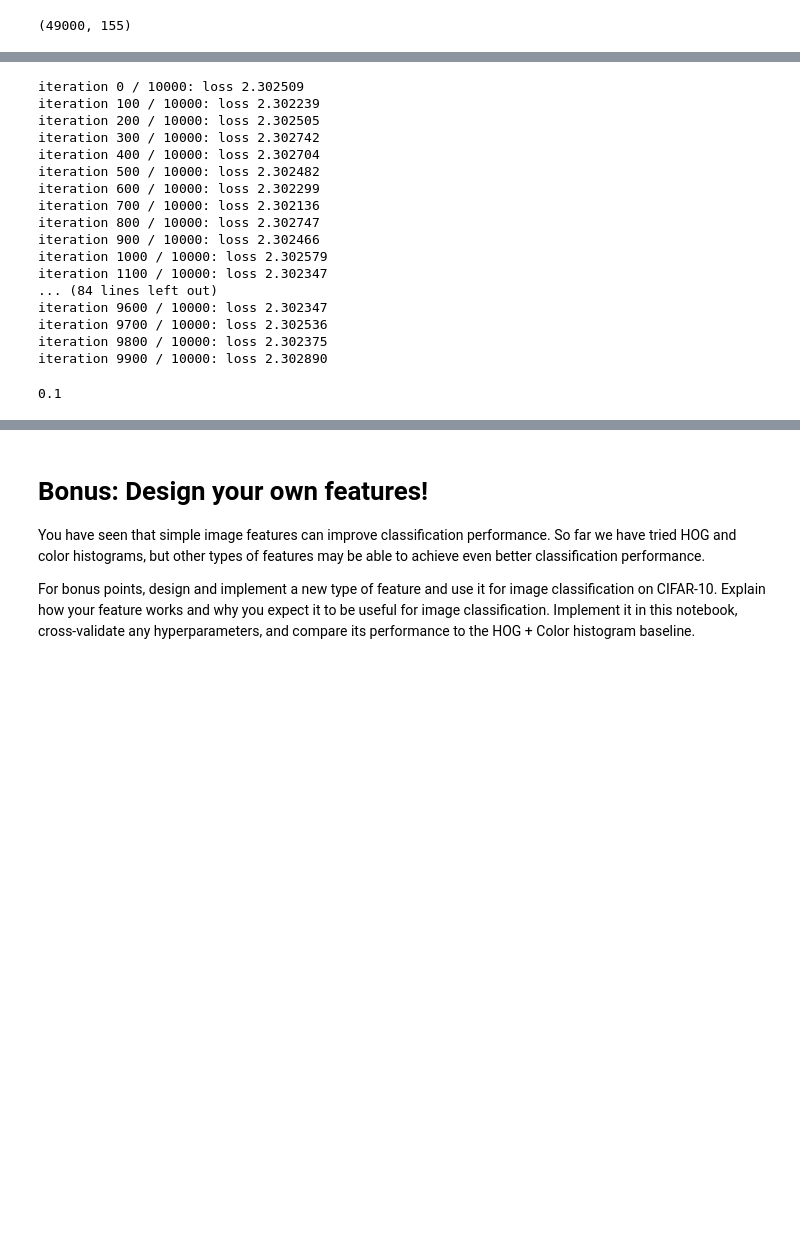
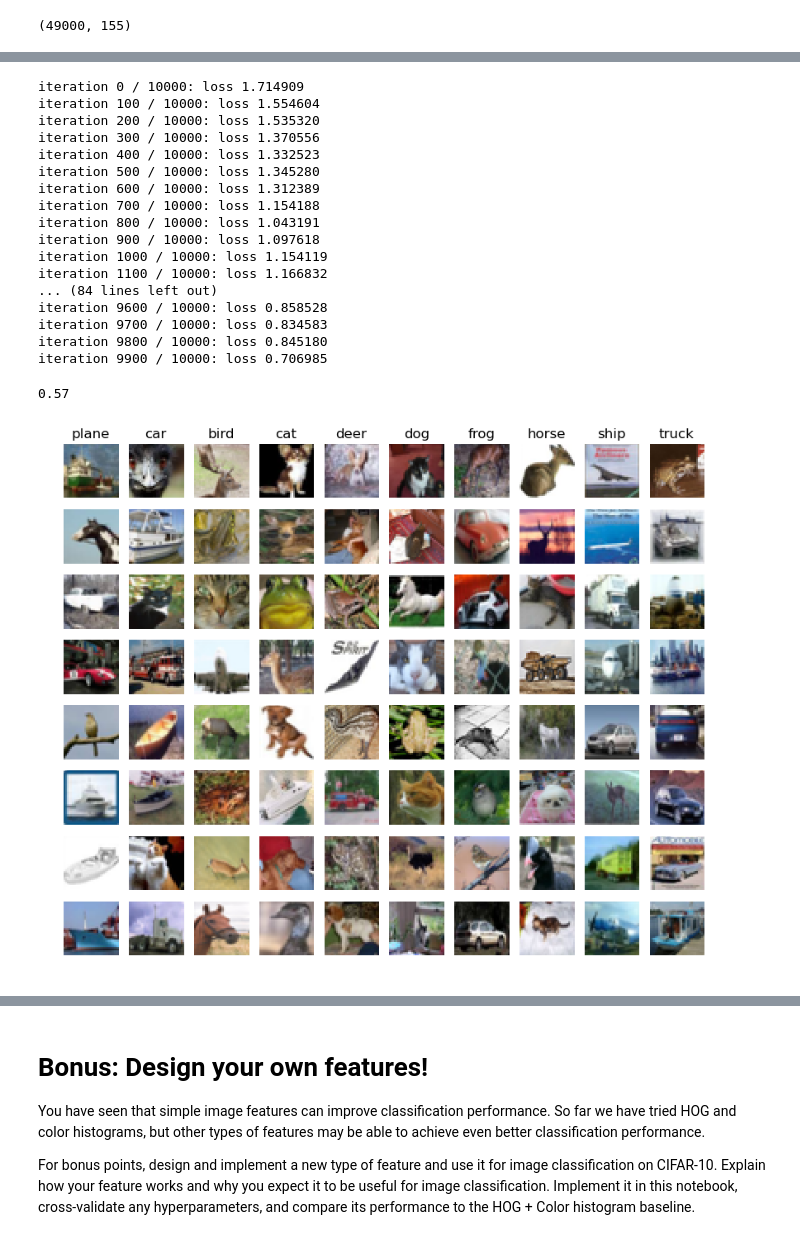
Before and after one commit to mibrahimali/cs231, a Jupyter notebook: assignment1/features.ipynb, the cells around one changed output, grey strips where cells are left out. Drawn from its saved outputs; the diff is of its cells as text; code cells hidden in the pictures; blank space fills up the shorter version.

```diff
--- a/assignment1/features.ipynb
+++ b/assignment1/features.ipynb
@@ -169,5 +169,5 @@ best validation accuracy achieved during cross-validation: 0.364000
 # %%
-best_softmax.train(X_train_feats,y_train,learning_rate=1e-7,reg=1e6,num_iters=10000,verbose=True)
+best_softmax.train(X_train_feats,y_train,learning_rate=1e-6,reg=1e5,num_iters=10000,verbose=True)
 
 
 # Evaluate your trained SVM on the test set
@@ -243,8 +243,8 @@ best_net = None
 
 results = {}
 best_val = -1
-learning_rates = [0.01]
-regularization_strengths = [0.5]
+learning_rates = np.logspace(-10,0,5)
+regularization_strengths = np.logspace(-3,5,5)
 for L in learning_rates:
     for R in regularization_strengths:
         print "network has learning rate %e and Reg strength %e" % (L,R)
@@ -280,31 +285,57 @@ for net_params , result in results.iteritems():
 # Train the network
 stats = best_net.train(X_train_feats, y_train, X_val_feats, y_val,
             num_iters=10000, batch_size=200,
-            learning_rate=1e-3, learning_rate_decay=0.95,
-            reg=0.5, verbose=True)
+            learning_rate=1, learning_rate_decay=0.95,
+            reg=1e-3, verbose=True)
 # %% [output]
-iteration 0 / 10000: loss 2.302509
-iteration 100 / 10000: loss 2.302239
-iteration 200 / 10000: loss 2.302505
-iteration 300 / 10000: loss 2.302742
-iteration 400 / 10000: loss 2.302704
-iteration 500 / 10000: loss 2.302482
-iteration 600 / 10000: loss 2.302299
-iteration 700 / 10000: loss 2.302136
-iteration 800 / 10000: loss 2.302747
-iteration 900 / 10000: loss 2.302466
-iteration 1000 / 10000: loss 2.302579
-iteration 1100 / 10000: loss 2.302347
+iteration 0 / 10000: loss 1.714909
+iteration 100 / 10000: loss 1.554604
+iteration 200 / 10000: loss 1.535320
+iteration 300 / 10000: loss 1.370556
+iteration 400 / 10000: loss 1.332523
+iteration 500 / 10000: loss 1.345280
+iteration 600 / 10000: loss 1.312389
+iteration 700 / 10000: loss 1.154188
+iteration 800 / 10000: loss 1.043191
+iteration 900 / 10000: loss 1.097618
+iteration 1000 / 10000: loss 1.154119
+iteration 1100 / 10000: loss 1.166832
 ... (84 lines left out)
-iteration 9600 / 10000: loss 2.302347
-iteration 9700 / 10000: loss 2.302536
-iteration 9800 / 10000: loss 2.302375
-iteration 9900 / 10000: loss 2.302890
+iteration 9600 / 10000: loss 0.858528
+iteration 9700 / 10000: loss 0.834583
+iteration 9800 / 10000: loss 0.845180
+iteration 9900 / 10000: loss 0.706985
 # %%
 # Run your neural net classifier on the test set. You should be able to
 # get more than 55% accuracy.
-
-test_acc = (net.predict(X_test_feats) == y_test).mean()
+y_test_pred = best_net.predict(X_test_feats)
+test_acc = (y_test_pred == y_test).mean()
 print test_acc
 # %% [output]
-0.1
+0.57
+# %%
+# An important way to gain intuition about how an algorithm works is to
+# visualize the mistakes that it makes. In this visualization, we show examples
+# of images that are misclassified by our current system. The first column
+# shows images that our system labeled as "plane" but whose true label is
+# something other than "plane".
+from cs231n.data_utils import load_CIFAR10
+# Load the raw CIFAR-10 data
+cifar10_dir = 'cs231n/datasets/cifar-10-batches-py'
+_, _, X_test_raw, y_test_raw = load_CIFAR10(cifar10_dir)
+
+examples_per_class = 8
+classes = ['plane', 'car', 'bird', 'cat', 'deer', 'dog', 'frog', 'horse', 'ship', 'truck']
+for cls, cls_name in enumerate(classes):
+    idxs = np.where((y_test != cls) & (y_test_pred == cls))[0]
+    idxs = np.random.choice(idxs, examples_per_class, replace=False)
+    for i, idx in enumerate(idxs):
+        plt.subplot(examples_per_class, len(classes), i * len(classes) + cls + 1)
+        #print X_test[idx].reshape(32,32,3).shape
+        plt.imshow((X_test_raw[idx].reshape(32,32,3)).astype('uint8'))
+        plt.axis('off')
+        if i == 0:
+            plt.title(cls_name)
+plt.show()
+# %% [output]
+[figure, added]
```
Also changed, not shown: parts of 5 cells of this notebook.
